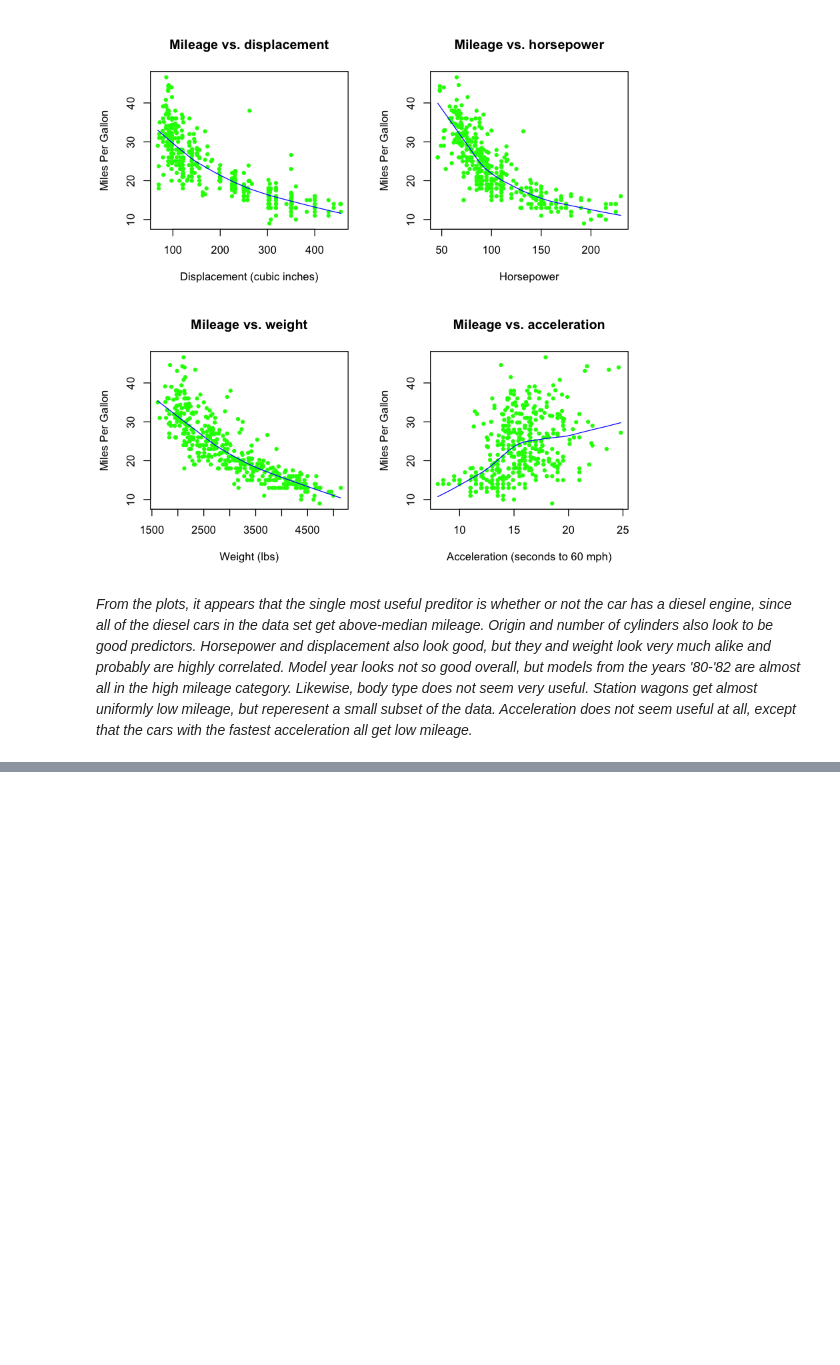
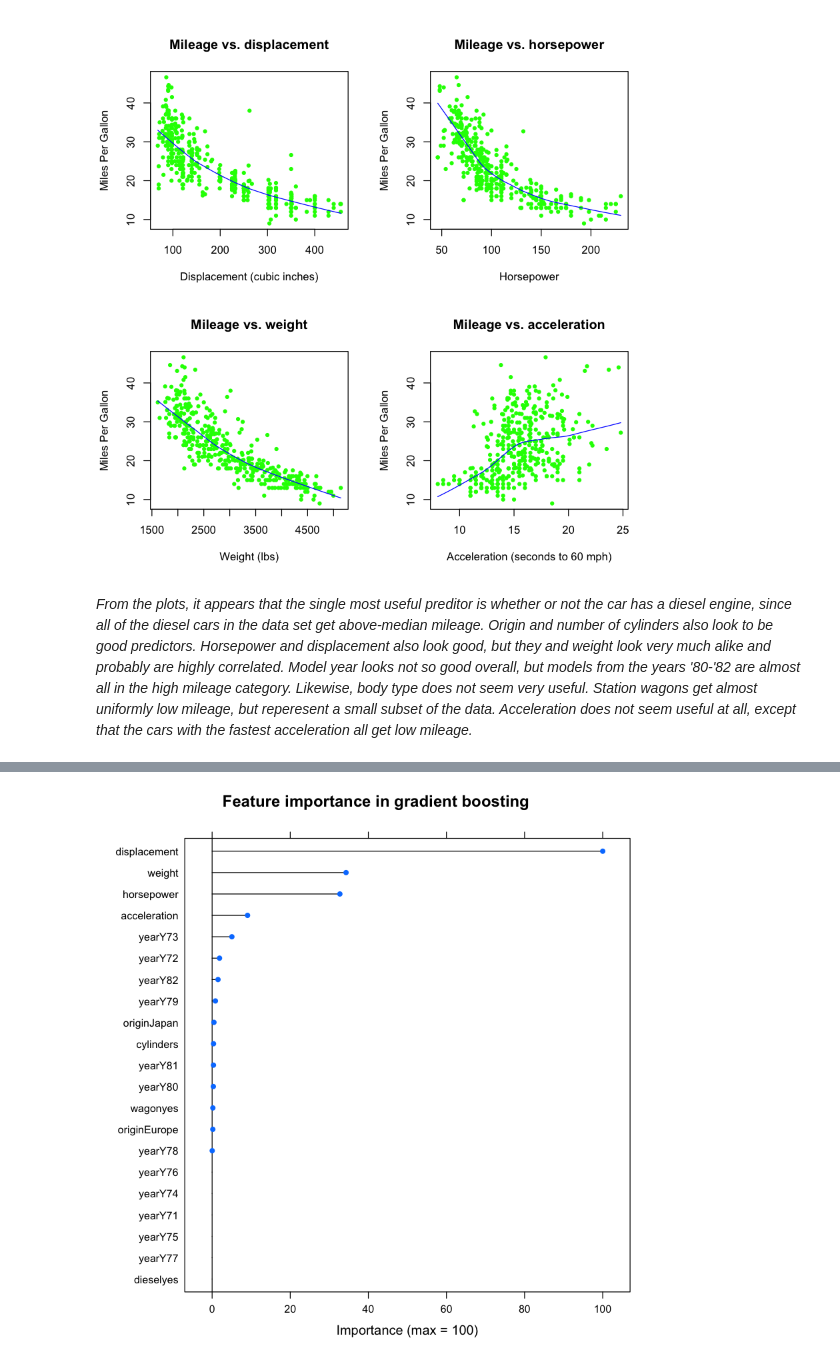
Before and after one commit to vincegiorno/data-analyst-data-test, a Jupyter notebook: Untitled.ipynb, the cells around one changed output, grey strips where cells are left out. Saved outputs shown, nothing was run; the diff lists cells and outputs as text; code cells hidden in the pictures; blank space fills up the shorter version.

```diff
--- a/Untitled.ipynb
+++ b/Untitled.ipynb
@@ -208,0 +229,6 @@ Prediction FALSE TRUE
+# %%
+#png('/Users/vince/Desktop/job\ applications/Azavea/data-analyst-data-test/var_imp_gbm.png')
+plot(varImp(clf_gbm), main='Feature importance in gradient boosting', xlab='Importance (max = 100)')
+#dev.off()
+# %% [output]
+[figure, added]
```
Also changed, not shown: parts of 20 cells of this notebook, 3 other files.
